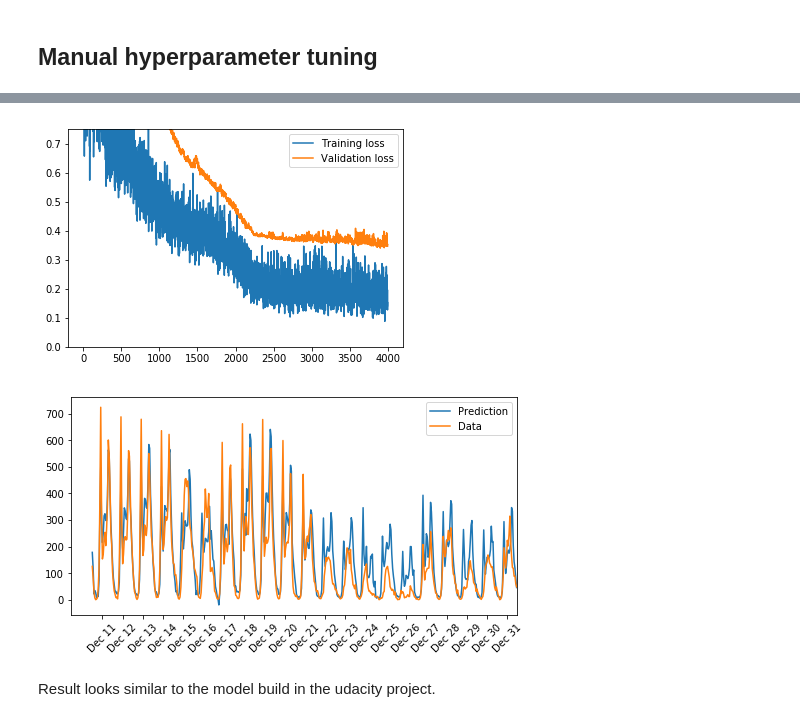
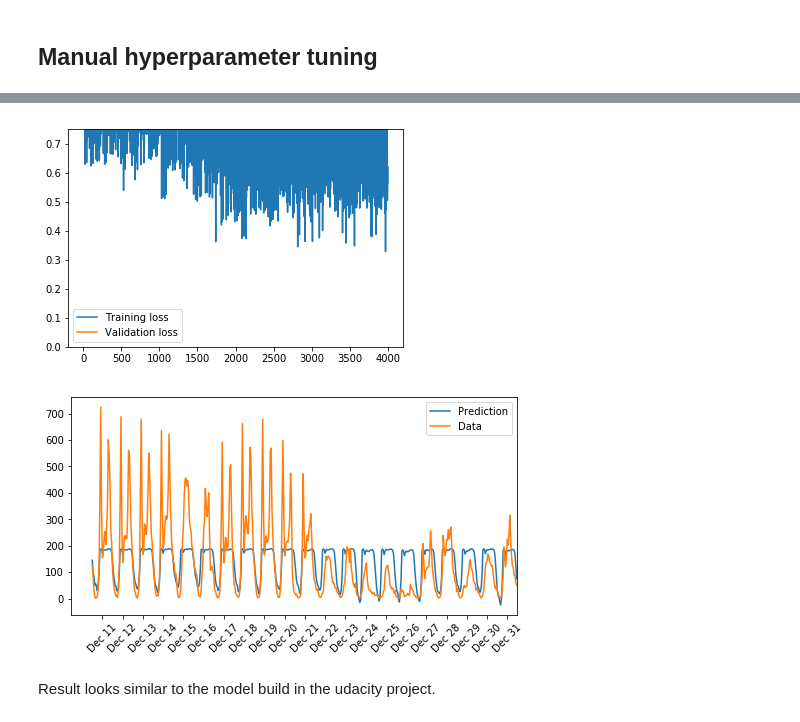
Before and after one commit to TobiasSunderdiek/hyperparameter-tuning-with-tune, a Jupyter notebook: predicting_bike_sharing_data_with_tune_for_hyperparameter_tuning.ipynb, the cells around one changed output, grey strips where cells are left out. Cells and saved outputs as stored; diff of their text form; code cells hidden in the pictures.

```diff
--- a/predicting_bike_sharing_data_with_tune_for_hyperparameter_tuning.ipynb
+++ b/predicting_bike_sharing_data_with_tune_for_hyperparameter_tuning.ipynb
@@ -214,10 +222,13 @@ import numpy as np
 import sys
 from ray import tune
 from torch import optim
+from torch.utils.data import DataLoader
 
-def train_validate_with_tune_tracking(data, hyperparameter, with_tune_tracking=False):
+def train_validate_with_tune_tracking(train_set, valid_set, hyperparameter, with_tune_tracking=False):
 
-  input_nodes = data['features_train'].shape[1]
+  train_loader = DataLoader(train_set, shuffle=True, batch_size=hyperparameter['batch_size'])
+  valid_loader = DataLoader(valid_set, shuffle=True, batch_size=hyperparameter['batch_size'])
+  input_nodes = iter(train_loader).next()[0].shape[1]
   bikeSharingModel = BikeSharingModel(input_nodes, hyperparameter['hidden_nodes'])
   bikeSharingModel.apply(init_weights)
   optimizer = optim.SGD(bikeSharingModel.parameters(), lr=hyperparameter['learning_rate'])
@@ -227,9 +238,8 @@ def train_validate_with_tune_tracking(data, hyperparameter, with_tune_tracking=F
 
   train_losses, validation_losses = [], []
   for epoch in range(1, hyperparameter['epochs']+1):
-    batch_indices = np.random.choice(data['features_train_df'].index, size=hyperparameter['batch_size'])
-    features_batch = torch.tensor(data['features_train_df'].iloc[batch_indices].values).double()
-    targets_batch = torch.tensor(data['targets_train_df'].iloc[batch_indices].values).double()
+
+    features_batch, targets_batch = iter(train_loader).next() # train with one batch only to get similar results to implementation without pytorch
 
     if train_on_gpu:
       features_batch, targets_batch = features_batch.cuda(), targets_batch.cuda()
@@ -247,21 +257,26 @@ def train_validate_with_tune_tracking(data, hyperparameter, with_tune_tracking=F
     train_losses.append(loss.item())
 
     # validate
+    loss_validation = 0.0
+
     with torch.no_grad():
       bikeSharingModel.eval()
-      if train_on_gpu:
-        data['features_validation'], data['targets_validation'] = data['features_validation'].cuda(), data['targets_validation'].cuda()
+      for features_valid, targets_valid in valid_loader:
 
-      output_validation = bikeSharingModel(data['features_validation'])
-      loss_validation = criterion(output_validation, data['targets_validation'])
+        if train_on_gpu:
+          features_valid, targets_valid = features_valid.cuda(), targets_valid.cuda()
 
-    bikeSharingModel.train()
+        output_validation = bikeSharingModel(features_valid)
+        loss_validation += criterion(output_validation, targets_valid).item()
 
-    validation_losses.append(loss_validation.item())
+      bikeSharingModel.train()
+
+    loss_validation = loss_validation / (len(valid_loader.dataset) / hyperparameter['batch_size'])
+    validation_losses.append(loss_validation)
 
     # log results
     if with_tune_tracking:
-      tune.track.log(validation_loss_metric=loss_validation.item())
+      tune.track.log(validation_loss_metric=loss_validation)
     else:
       sys.stdout.write("\rProgress: {:2.1f}% Training loss: {:2.3f} Validation loss: {:2.3f} ".format(100*epoch/(hyperparameter['epochs']+1), loss, loss_validation))
       sys.stdout.flush()
@@ -299,13 +314,6 @@ def test(model_to_test, features, targets):
 # %%
 hyperparameter = {'learning_rate': 0.5, 'hidden_nodes': 25, 'epochs': 4000, 'batch_size': 128}
 
-features_and_targets = {'features_train': torch.tensor(features_train.values).double(),
-                        'targets_train': torch.tensor(targets_train.values).double(),
-                        'features_validation': torch.tensor(features_validation.values).double(),
-                        'targets_validation': torch.tensor(targets_validation.values).double(),
-                        'features_train_df': features_train,
-                        'targets_train_df': targets_train}
-
-trained_model = train_validate_with_tune_tracking(features_and_targets, hyperparameter)
+trained_model = train_validate_with_tune_tracking(train_set, valid_set, hyperparameter)
 test(trained_model, torch.tensor(features_test.values).double(), torch.tensor(targets_test.values).double())
 # %% [output]
@@ -313,5 +321,5 @@ Progress: 100.0% Training loss: 0.194 Validation loss: 0.348 \Test loss  0.19882
-[figure, old version]
+[figure, new version]
-[figure, old version]
+[figure, new version]
 # %% [markdown]
 Result looks similar to the model build in the udacity project.
 # %%
```
Also changed, not shown: parts of 9 cells of this notebook.
